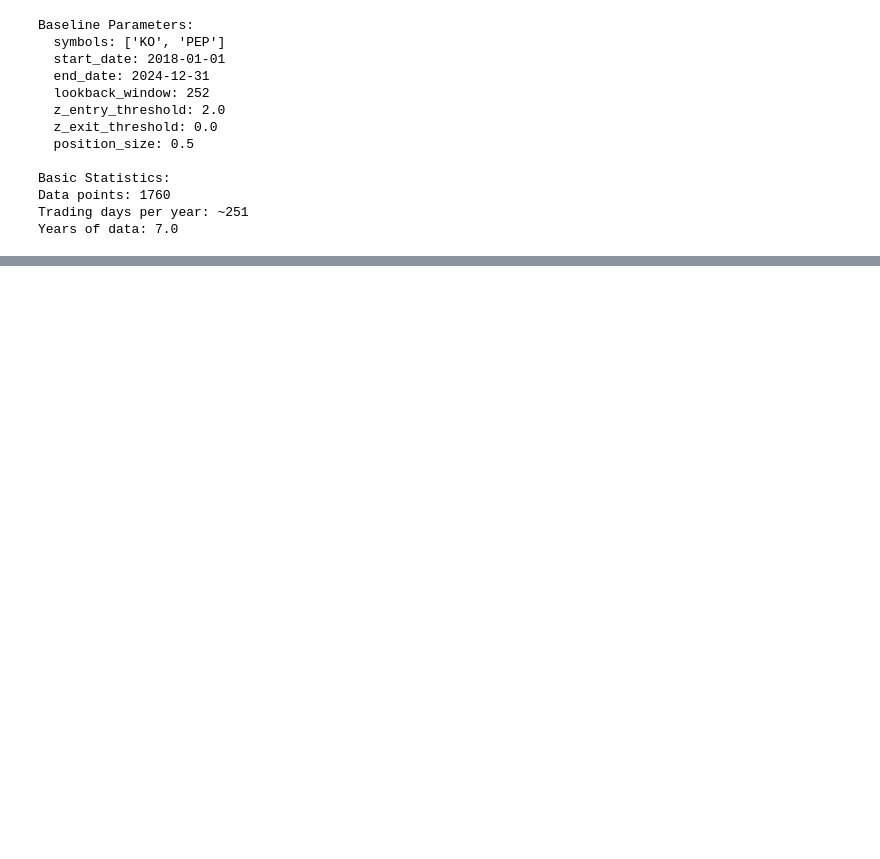
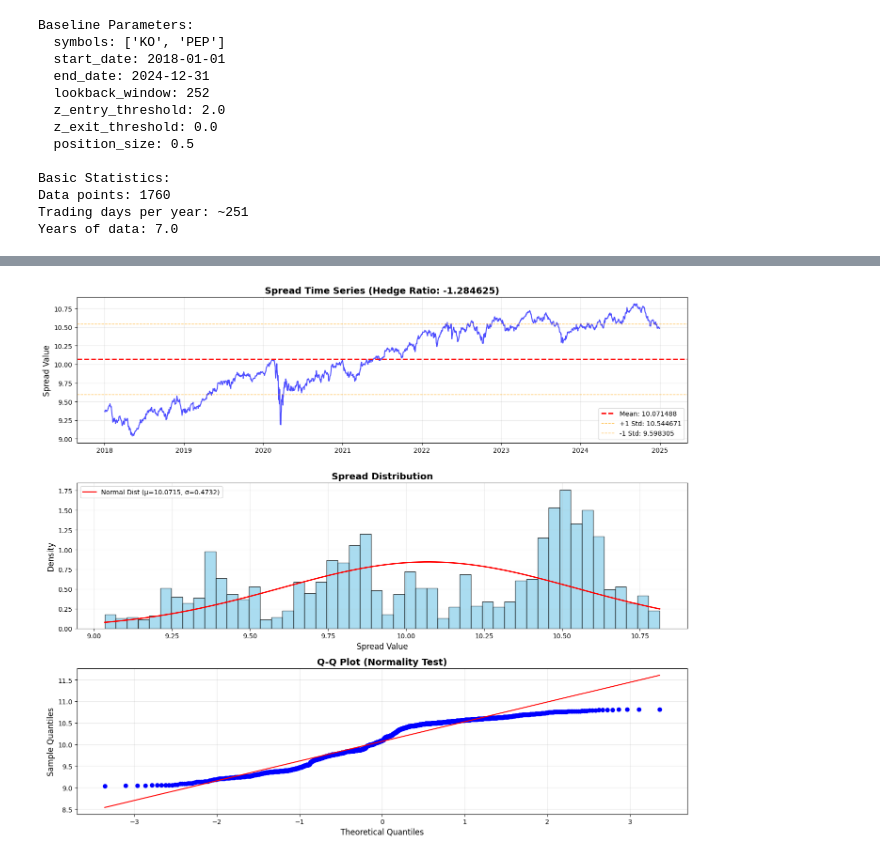
Before and after one commit to TradeInsight-Info/TiPortfolio, a Jupyter notebook: notebooks/cointegration_pairs_ko_pep.ipynb, the cells around one changed output, grey strips where cells are left out. Cells and saved outputs as stored; diff of their text form; code cells hidden in the pictures; blank space fills up the shorter version.

```diff
--- a/notebooks/cointegration_pairs_ko_pep.ipynb
+++ b/notebooks/cointegration_pairs_ko_pep.ipynb
@@ -301,0 +806,83 @@ Ready for Task 2: Johansen Cointegration Implementation
+# %%
+# Visualize spread time series and distribution
+if stationarity_results:
+    print("SPREAD VISUALIZATION AND ANALYSIS")
+    print("=" * 80)
+
+    # Create comprehensive visualization
+    fig, axes = plt.subplots(3, 1, figsize=(14, 12))
+
+    # Plot 1: Spread time series
+    axes[0].plot(spread.index, spread, linewidth=1.5, color='blue', alpha=0.7)
+    axes[0].axhline(y=spread.mean(), color='red', linestyle='--', linewidth=2, label=f'Mean: {spread.mean():.6f}')
+    axes[0].axhline(y=spread.mean() + spread.std(), color='orange', linestyle='--', linewidth=1, alpha=0.7, label=f'+1 Std: {spread.mean() + spread.std():.6f}')
+    axes[0].axhline(y=spread.mean() - spread.std(), color='orange', linestyle='--', linewidth=1, alpha=0.7, label=f'-1 Std: {spread.mean() - spread.std():.6f}')
+    axes[0].set_title(f'Spread Time Series (Hedge Ratio: {selected_hedge_ratio:.6f})', fontsize=14, fontweight='bold')
+    axes[0].set_ylabel('Spread Value', fontsize=12)
+    axes[0].legend()
+    axes[0].grid(True, alpha=0.3)
+
+    # Plot 2: Spread histogram with normal distribution overlay
+    axes[1].hist(spread.dropna(), bins=50, density=True, alpha=0.7, color='skyblue', edgecolor='black')
+
+    # Overlay normal distribution
+    from scipy import stats
+    mu, sigma = spread.mean(), spread.std()
+    x = np.linspace(spread.min(), spread.max(), 100)
+    normal_dist = stats.norm.pdf(x, mu, sigma)
+    axes[1].plot(x, normal_dist, 'r-', linewidth=2, label=f'Normal Dist (μ={mu:.4f}, σ={sigma:.4f})')
+    axes[1].set_title('Spread Distribution', fontsize=14, fontweight='bold')
+    axes[1].set_xlabel('Spread Value', fontsize=12)
+    axes[1].set_ylabel('Density', fontsize=12)
+    axes[1].legend()
+    axes[1].grid(True, alpha=0.3)
+
+    # Plot 3: Q-Q plot for normality test
+    stats.probplot(spread.dropna(), dist="norm", plot=axes[2])
+    axes[2].set_title('Q-Q Plot (Normality Test)', fontsize=14, fontweight='bold')
+    axes[2].set_xlabel('Theoretical Quantiles', fontsize=12)
+    axes[2].set_ylabel('Sample Quantiles', fontsize=12)
+    axes[2].grid(True, alpha=0.3)
+
+    plt.tight_layout()
+    plt.show()
+
+    # Additional statistical analysis
+    print(f"\nDetailed Spread Statistics:")
+    print(f"{'Statistic':<20} {'Value':<15}")
+    print("-" * 35)
+    print(f"{'Mean':<20} {spread.mean():<15.6f}")
+    print(f"{'Standard Deviation':<20} {spread.std():<15.6f}")
+    print(f"{'Variance':<20} {spread.var():<15.6f}")
+    print(f"{'Skewness':<20} {spread.skew():<15.6f}")
+    print(f"{'Kurtosis':<20} {spread.kurtosis():<15.6f}")
+    print(f"{'Min':<20} {spread.min():<15.6f}")
+    print(f"{'Max':<20} {spread.max():<15.6f}")
+    print(f"{'Range':<20} {spread.max() - spread.min():<15.6f}")
+
+    # ADF Test Results Summary
+    print(f"\nADF Stationarity Test Results:")
+    print(f"{'Test Statistic':<20} {stationarity_results['adf_statistic']:<15.6f}")
+    print(f"{'P-value':<20} {stationarity_results['p_value']:<15.6f}")
+    print(f"{'Significance Level':<20} {stationarity_results['significance_level']:<15.2f}")
+    print(f"{'Is Stationary':<20} {'Yes' if stationarity_results['is_stationary'] else 'No':<15}")
+
+    print(f"\nCritical Values:")
+    for key, value in stationarity_results['critical_values'].items():
+        print(f"  {key:<18} {value:<15.6f}")
+
+    # Trading implications
+    print(f"\nTrading Implications:")
+    if stationarity_results['is_stationary']:
+        print(f"  ✅ Spread is stationary - suitable for mean reversion strategy")
+        print(f"  ✅ Expected to revert to mean: {spread.mean():.6f}")
+        print(f"  ✅ Standard deviation bands: ±{spread.std():.6f}")
+        print(f"  ✅ Potential entry points: ±{2 * spread.std():.6f} (2 standard deviations)")
+    else:
+        print(f"  ❌ Spread is non-stationary - not suitable for mean reversion")
+        print(f"  ❌ Consider different time period or parameter specifications")
+        print(f"  ❌ May need to use alternative strategy")
+
+else:
+    print("❌ Cannot visualize spread - stationarity test failed!")
+# %% [output]
@@ -301,0 +891 @@ Ready for Task 2: Johansen Cointegration Implementation
+[figure, added]
```
Also changed, not shown: parts of 22 cells of this notebook, 1 other file.
